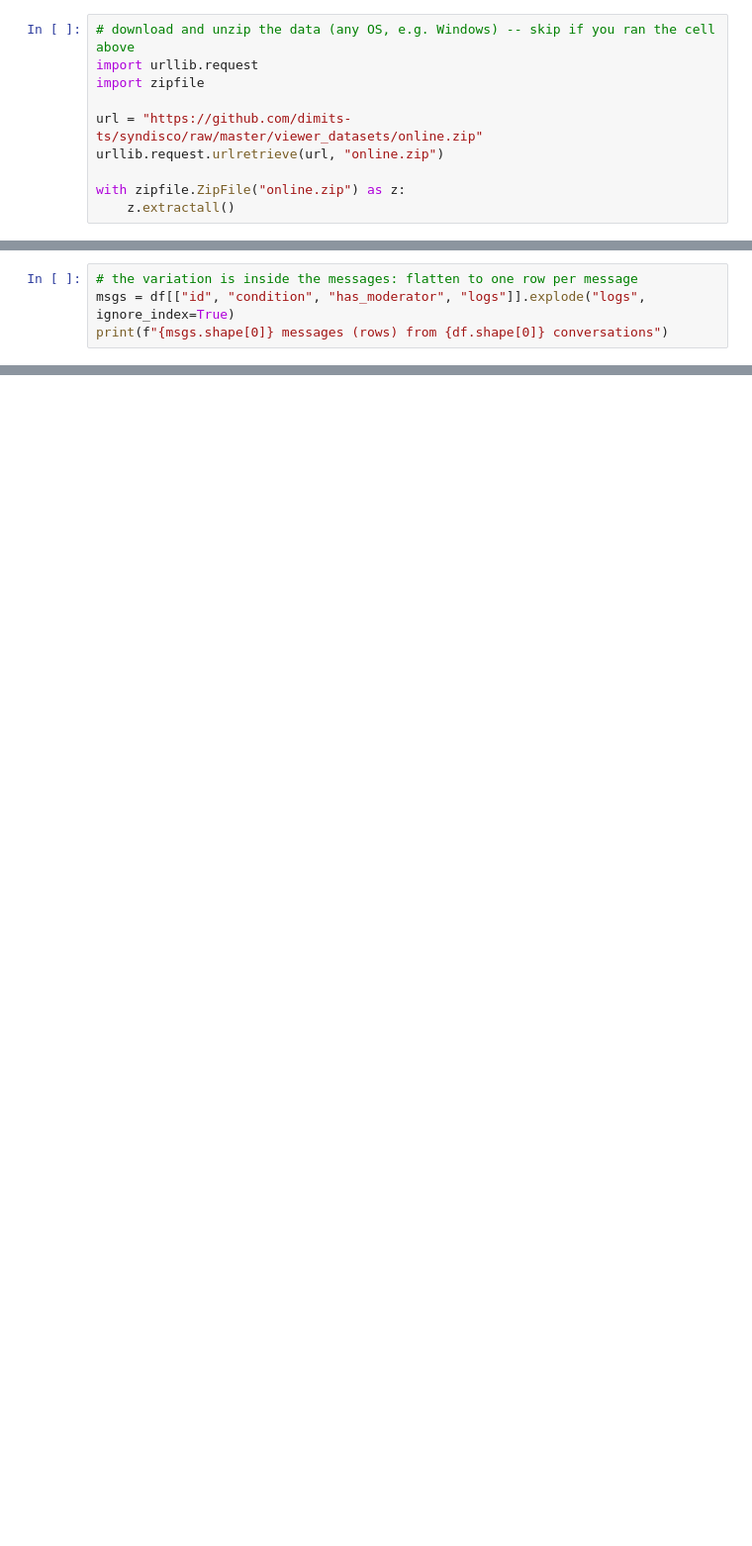
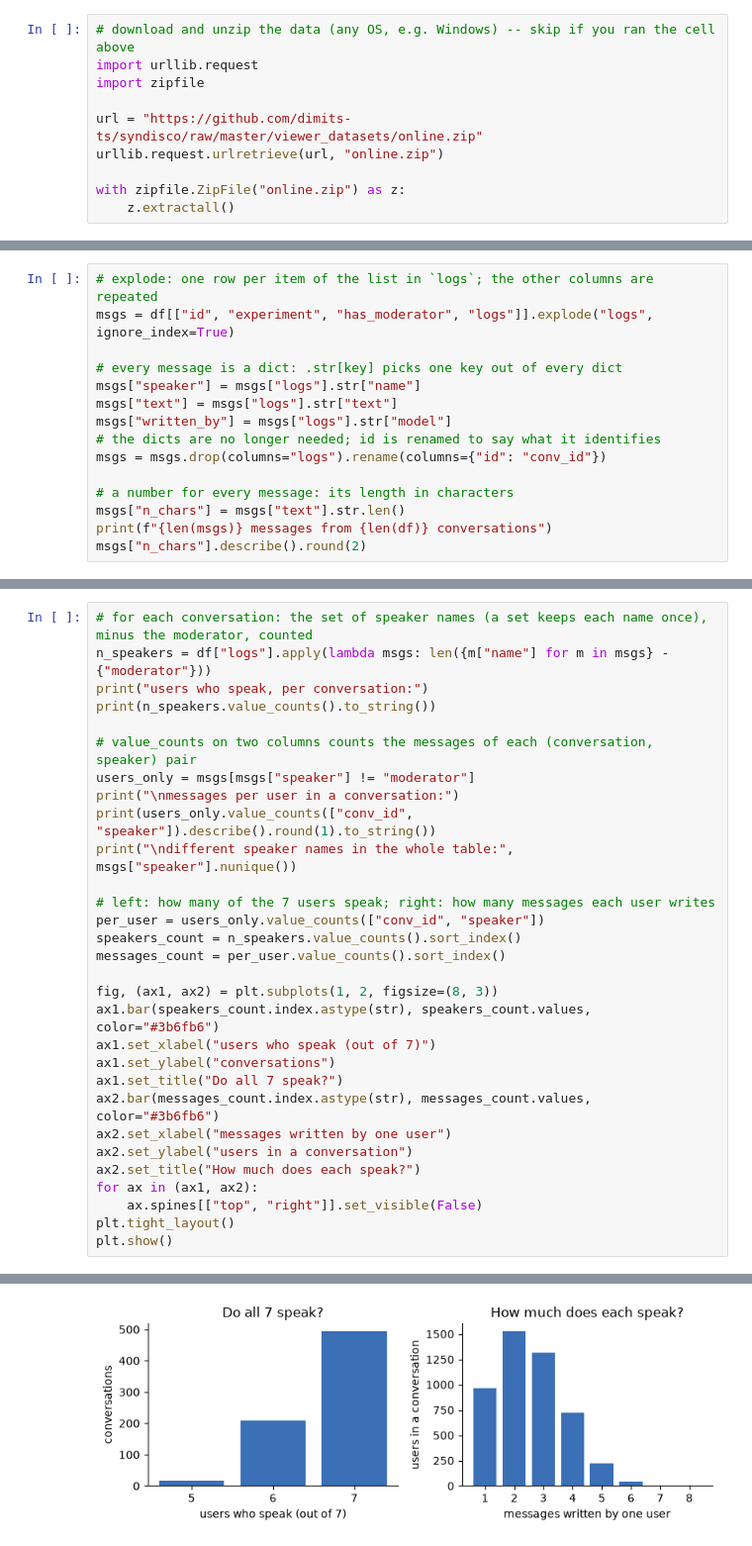
Before and after one commit to Swkratis210204/PracticalDataScienceTA, a Jupyter notebook: labs/lab01-pandas/PandasLab.ipynb, the cells around one changed output, grey strips where cells are left out. Shown at 99% size. Saved outputs shown, nothing was run; the diff lists cells and outputs as text; blank space fills up the shorter version.

```diff
--- a/labs/lab01-pandas/PandasLab.ipynb
+++ b/labs/lab01-pandas/PandasLab.ipynb
@@ -830,4 +155,0 @@ Name: count, dtype: int64
-# %%
-# the variation is inside the messages: flatten to one row per message
-msgs = df[["id", "condition", "has_moderator", "logs"]].explode("logs", ignore_index=True)
-print(f"{msgs.shape[0]} messages (rows) from {df.shape[0]} conversations")
@@ -1032,0 +326,15 @@ plt.show()
+# %%
+# explode: one row per item of the list in `logs`; the other columns are repeated
+msgs = df[["id", "experiment", "has_moderator", "logs"]].explode("logs", ignore_index=True)
+
+# every message is a dict: .str[key] picks one key out of every dict
+msgs["speaker"] = msgs["logs"].str["name"]
+msgs["text"] = msgs["logs"].str["text"]
+msgs["written_by"] = msgs["logs"].str["model"]
+# the dicts are no longer needed; id is renamed to say what it identifies
+msgs = msgs.drop(columns="logs").rename(columns={"id": "conv_id"})
+
+# a number for every message: its length in characters
+msgs["n_chars"] = msgs["text"].str.len()
+print(f"{len(msgs)} messages from {len(df)} conversations")
+msgs["n_chars"].describe().round(2)
@@ -1032,0 +420,31 @@ plt.show()
+# %%
+# for each conversation: the set of speaker names (a set keeps each name once), minus the moderator, counted
+n_speakers = df["logs"].apply(lambda msgs: len({m["name"] for m in msgs} - {"moderator"}))
+print("users who speak, per conversation:")
+print(n_speakers.value_counts().to_string())
+
+# value_counts on two columns counts the messages of each (conversation, speaker) pair
+users_only = msgs[msgs["speaker"] != "moderator"]
+print("\nmessages per user in a conversation:")
+print(users_only.value_counts(["conv_id", "speaker"]).describe().round(1).to_string())
+print("\ndifferent speaker names in the whole table:", msgs["speaker"].nunique())
+
+# left: how many of the 7 users speak; right: how many messages each user writes
+per_user = users_only.value_counts(["conv_id", "speaker"])
+speakers_count = n_speakers.value_counts().sort_index()
+messages_count = per_user.value_counts().sort_index()
+
+fig, (ax1, ax2) = plt.subplots(1, 2, figsize=(8, 3))
+ax1.bar(speakers_count.index.astype(str), speakers_count.values, color="#3b6fb6")
+ax1.set_xlabel("users who speak (out of 7)")
+ax1.set_ylabel("conversations")
+ax1.set_title("Do all 7 speak?")
+ax2.bar(messages_count.index.astype(str), messages_count.values, color="#3b6fb6")
+ax2.set_xlabel("messages written by one user")
+ax2.set_ylabel("users in a conversation")
+ax2.set_title("How much does each speak?")
+for ax in (ax1, ax2):
+    ax.spines[["top", "right"]].set_visible(False)
+plt.tight_layout()
+plt.show()
+# %% [output]
@@ -1032,0 +468 @@ plt.show()
+[figure, added]
```
Also changed, not shown: parts of 205 cells of this notebook, 10 other files.
